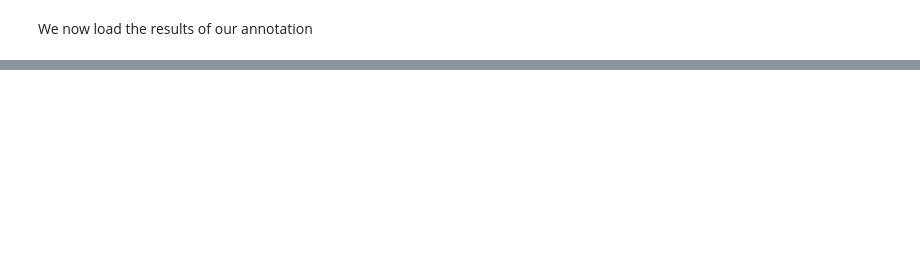
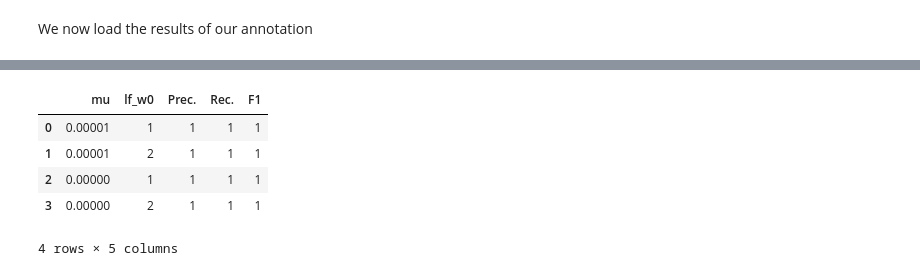
Before and after one commit to kuleshov/gwaskb, a Jupyter notebook: notebooks/acronym-extraction.ipynb, the cells around one changed output, grey strips where cells are left out. Drawn from its saved outputs; the diff is of its cells as text; code cells hidden in the pictures; blank space fills up the shorter version.

```diff
--- a/notebooks/acronym-extraction.ipynb
+++ b/notebooks/acronym-extraction.ipynb
@@ -255,0 +306,17 @@ with open('acronyms.anotated.txt') as f:
+# %%
+from snorkel.snorkel import Learner
+import snorkel.learning
+from snorkel.learning import LogReg
+
+learner = Learner(training_set, model=LogReg())
+
+# Splitting into CV and test set
+n_half = len(gold_candidates)/2
+test_candidates = gold_candidates[:n_half]
+test_labels     = gold_labels[:n_half]
+cv_candidates   = gold_candidates[n_half:]
+cv_labels       = gold_labels[n_half:]
+
+from snorkel.learning_utils import GridSearch
+gs       = GridSearch(learner, ['mu', 'lf_w0'], [[1e-5, 1e-7],[1.0,2.0]])
+gs_stats = gs.fit(cv_candidates, cv_labels)
@@ -255,0 +341,9 @@ with open('acronyms.anotated.txt') as f:
+# %%
+gs_stats
+# %% [output]
+|  | mu | lf_w0 | Prec. | Rec. | F1 |
+| 0 | 0.00001 | 1 | 1 | 1 | 1 |
+| 1 | 0.00001 | 2 | 1 | 1 | 1 |
+| 2 | 0.00000 | 1 | 1 | 1 | 1 |
+| 3 | 0.00000 | 2 | 1 | 1 | 1 |
+4 rows × 5 columns
```
Also changed, not shown: parts of 35 cells of this notebook.
